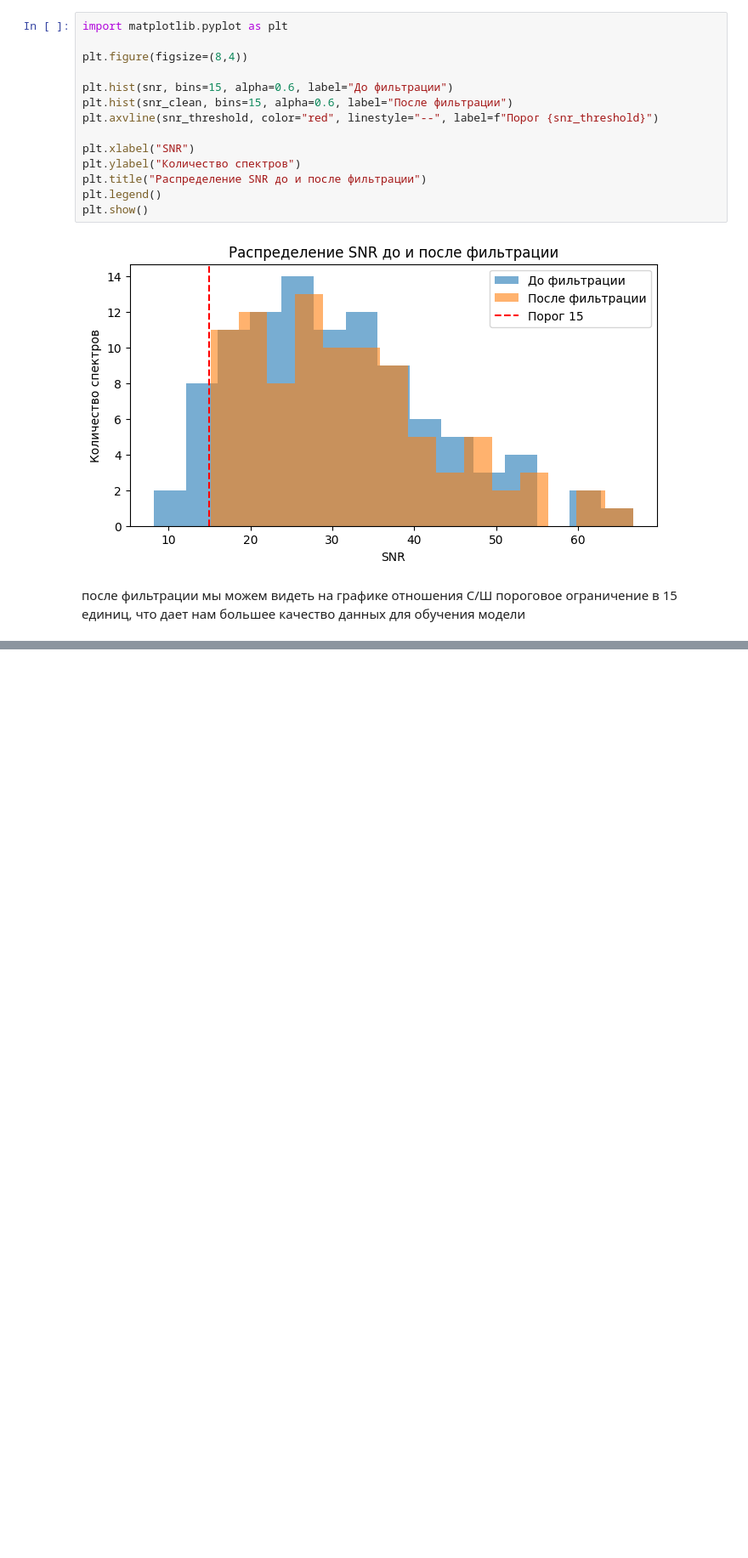
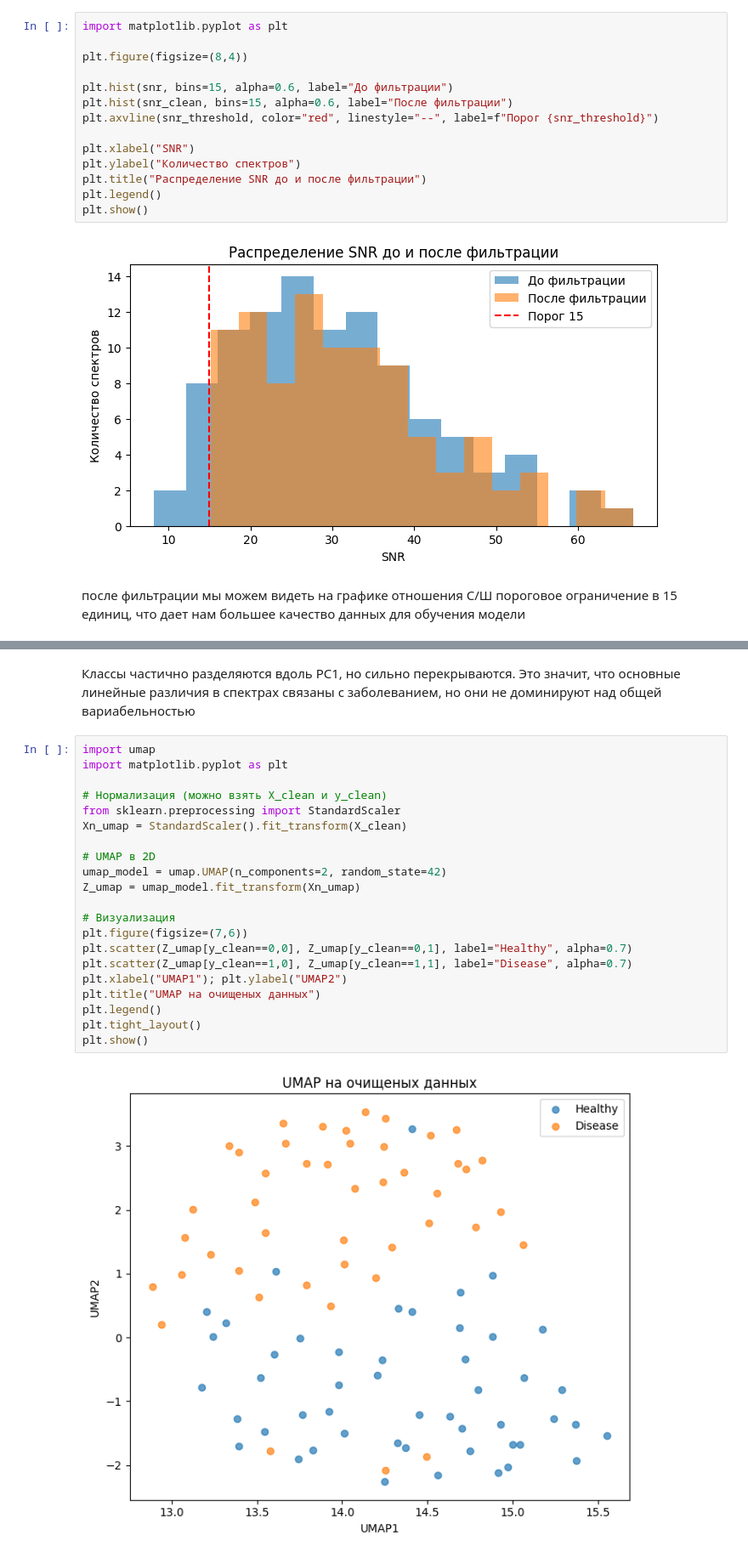
Before and after one commit to nstk24/diplomist, a Jupyter notebook: первый.ipynb, the cells around one changed output, grey strips where cells are left out. Shown: that part at 85% size. Cells and saved outputs as stored; diff of their text form; blank space fills up the shorter version.

```diff
--- a/первый.ipynb
+++ b/первый.ipynb
@@ -188,0 +224,26 @@ plt.show()
+# %% [markdown]
+Классы частично разделяются вдоль PC1, но сильно перекрываются.
+Это значит, что основные линейные различия в спектрах связаны с заболеванием, но они не доминируют над общей вариабельностью
+# %%
+import umap
+import matplotlib.pyplot as plt
+
+# Нормализация (можно взять X_clean и y_clean)
+from sklearn.preprocessing import StandardScaler
+Xn_umap = StandardScaler().fit_transform(X_clean)
+
+# UMAP в 2D
+umap_model = umap.UMAP(n_components=2, random_state=42)
+Z_umap = umap_model.fit_transform(Xn_umap)
+
+# Визуализация
+plt.figure(figsize=(7,6))
+plt.scatter(Z_umap[y_clean==0,0], Z_umap[y_clean==0,1], label="Healthy", alpha=0.7)
+plt.scatter(Z_umap[y_clean==1,0], Z_umap[y_clean==1,1], label="Disease", alpha=0.7)
+plt.xlabel("UMAP1"); plt.ylabel("UMAP2")
+plt.title("UMAP на очищеных данных")
+plt.legend()
+plt.tight_layout()
+plt.show()
+# %% [output]
+[figure, added]
```
Also changed, not shown: parts of 6 cells of this notebook.
